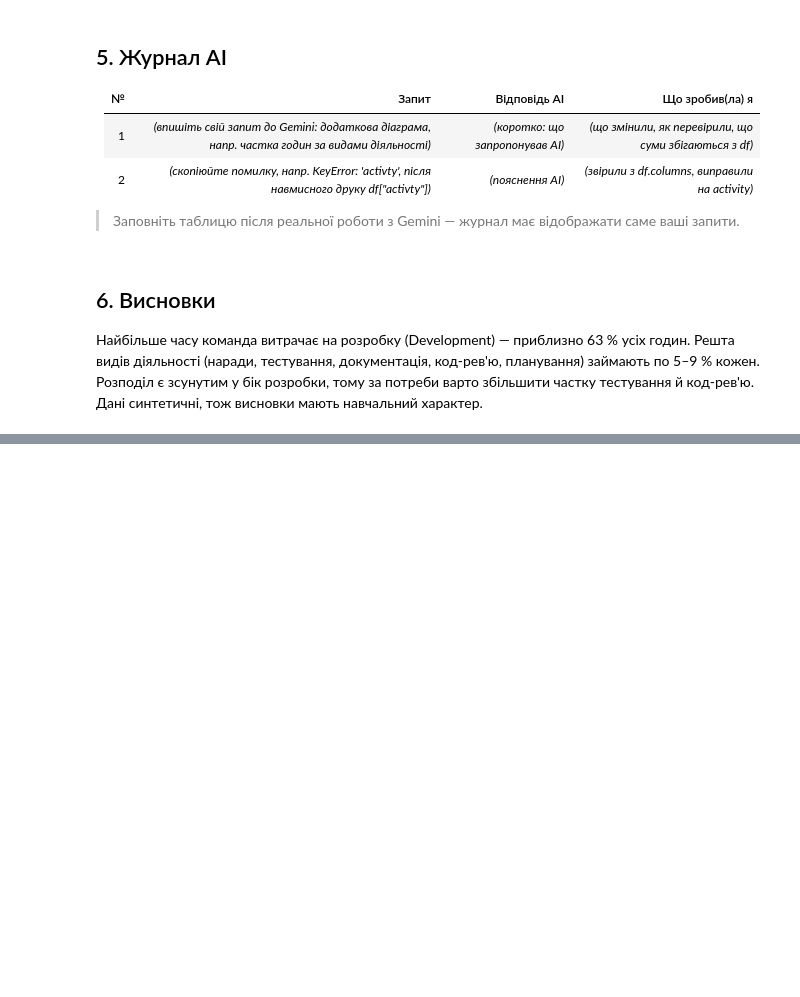
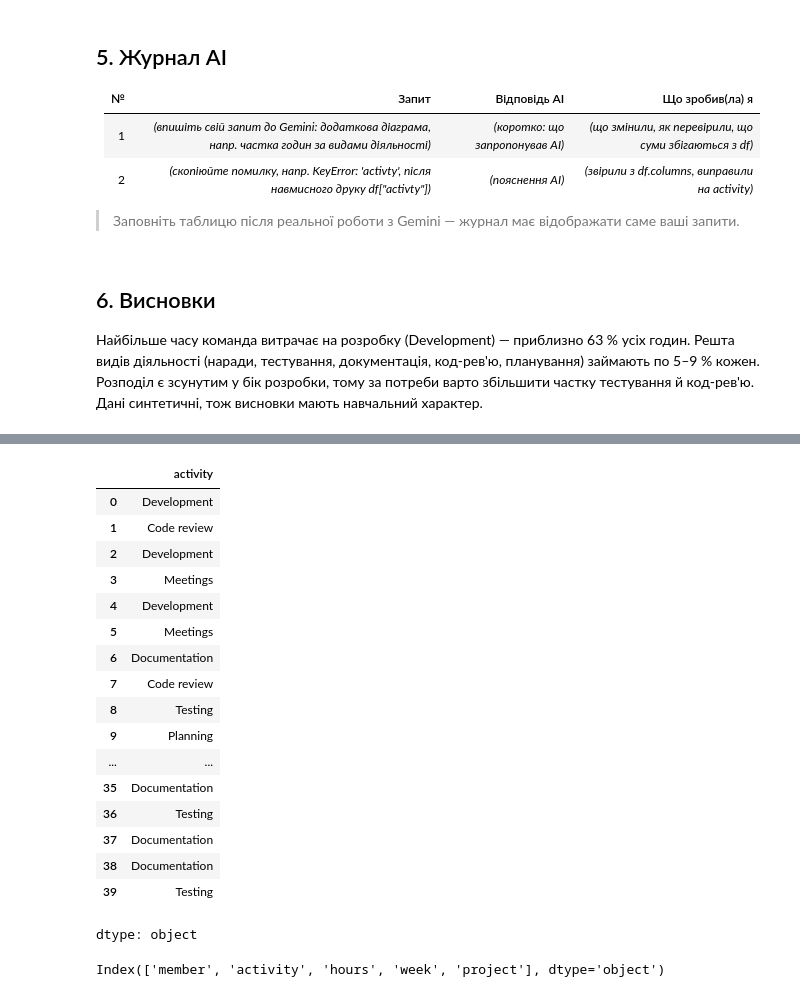
Before and after one commit to mykolalypko/cloud-lab-lypko, a Jupyter notebook: notebooks/lab_analysis.ipynb, the cells around one changed output, grey strips where cells are left out. Drawn from its saved outputs; the diff is of its cells as text; code cells hidden in the pictures; blank space fills up the shorter version.

```diff
--- a/notebooks/lab_analysis.ipynb
+++ b/notebooks/lab_analysis.ipynb
@@ -82,0 +179,25 @@ plt.show()
+# %%
+df["activity"]
+# %% [output]
+|  | activity |
+| 0 | Development |
+| 1 | Code review |
+| 2 | Development |
+| 3 | Meetings |
+| 4 | Development |
+| 5 | Meetings |
+| 6 | Documentation |
+| 7 | Code review |
+| 8 | Testing |
+| 9 | Planning |
+| ... | ... |
+| 35 | Documentation |
+| 36 | Testing |
+| 37 | Documentation |
+| 38 | Documentation |
+| 39 | Testing |
+dtype: object
+# %%
+df.columns
+# %% [output]
+Index(['member', 'activity', 'hours', 'week', 'project'], dtype='object')
```
Also changed, not shown: parts of 10 cells of this notebook.
